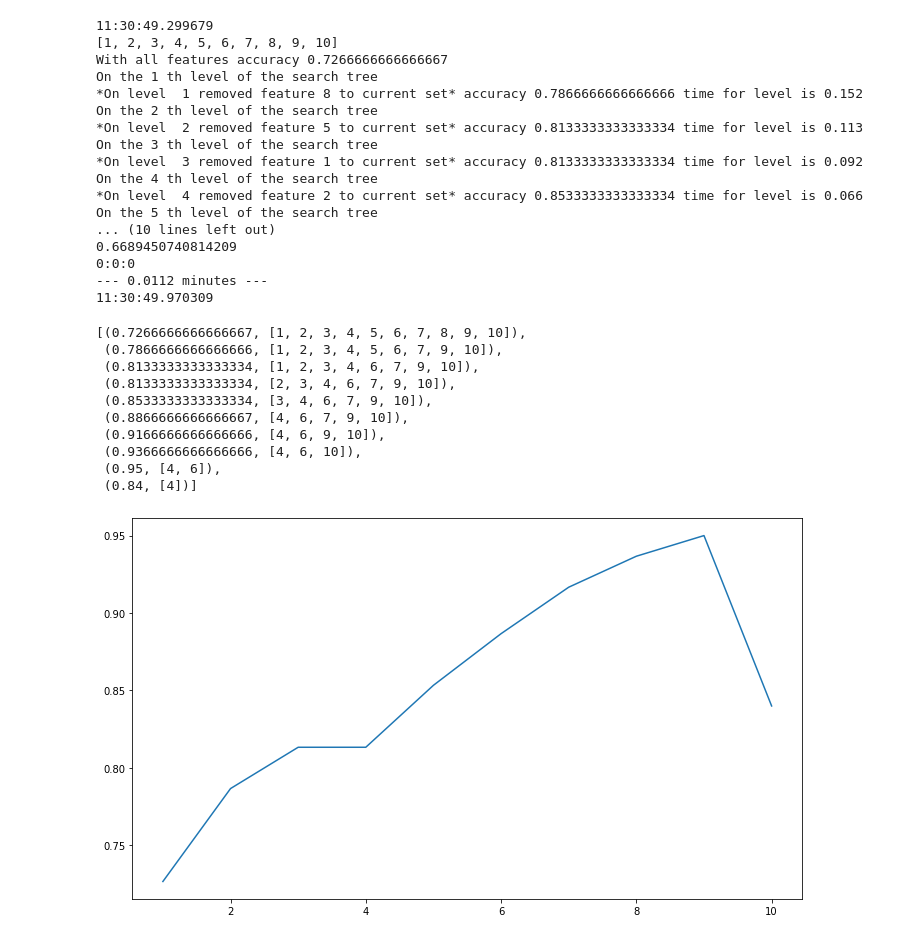
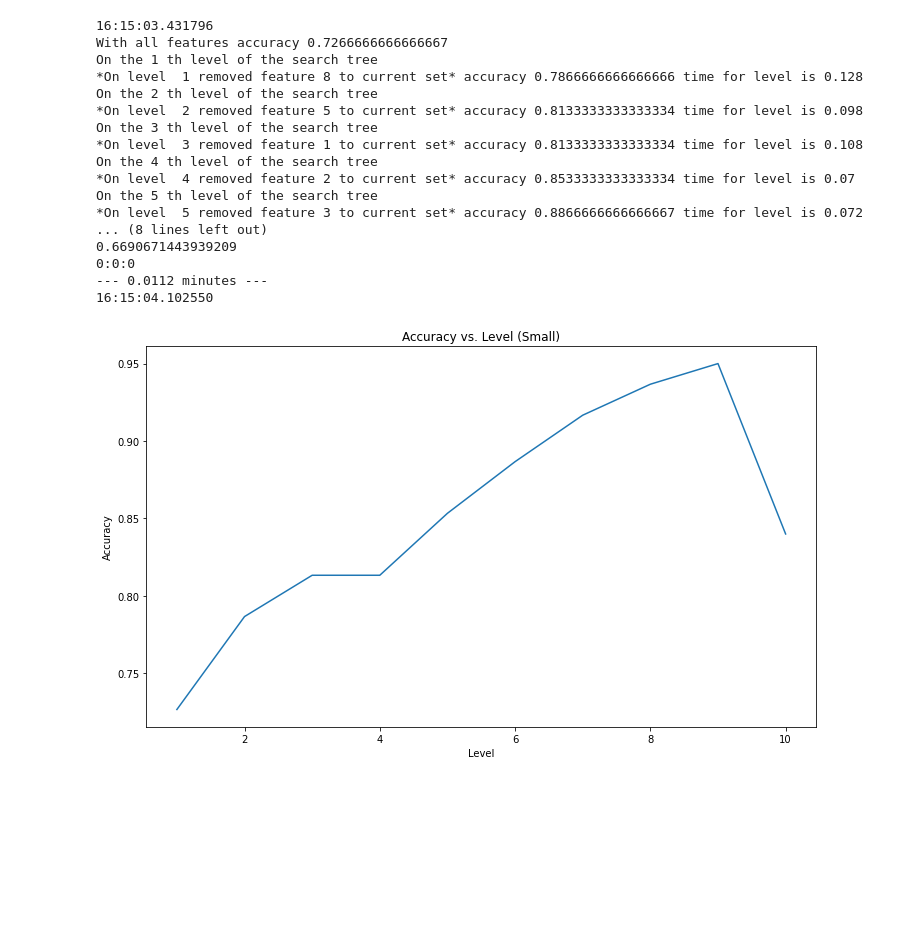
Before and after one commit to nirvolo/kNN-Feature-Search, a Jupyter notebook: kNN_Search_Code.ipynb, the cells around one changed output. Saved outputs shown, nothing was run; the diff lists cells and outputs as text; code cells hidden in the pictures; blank space fills up the shorter version.

```diff
--- a/kNN_Search_Code.ipynb
+++ b/kNN_Search_Code.ipynb
@@ -129,6 +180,0 @@ On the 6 th level of the search tree
-# %%
-# Sorting the list of results by the length of the feature list
-def getKey(item):
-    return(len(item[1]))
-acc_small_fwd = sorted(acc_small_fwd, key = getKey)
-acc_small_fwd
@@ -242,8 +247,8 @@ def backward_ftr_search(mat):
 
 print(datetime.datetime.now().time())
 start = time.time()
-# Testing the ftr_search function with the large datasetacc_small_bwd =
-print(backward_ftr_search(small_scaled))
+# Testing the ftr_search function with the large dataset
+acc_small_bwd = backward_ftr_search(small_scaled)
 end = time.time()
 temp = end-start
 print(temp)
@@ -255,45 +260,34 @@ print('%d:%d:%d' %(hours,minutes,seconds))
 print(f"--- {(time.time() - start)/60:.4f} minutes ---")
 print(datetime.datetime.now().time())
 # %% [output]
-11:30:49.299679
-[1, 2, 3, 4, 5, 6, 7, 8, 9, 10]
+16:15:03.431796
 With all features accuracy 0.7266666666666667
 On the 1 th level of the search tree
-*On level  1 removed feature 8 to current set* accuracy 0.7866666666666666 time for level is 0.152
+*On level  1 removed feature 8 to current set* accuracy 0.7866666666666666 time for level is 0.128
 On the 2 th level of the search tree
-*On level  2 removed feature 5 to current set* accuracy 0.8133333333333334 time for level is 0.113
+*On level  2 removed feature 5 to current set* accuracy 0.8133333333333334 time for level is 0.098
 On the 3 th level of the search tree
-*On level  3 removed feature 1 to current set* accuracy 0.8133333333333334 time for level is 0.092
+*On level  3 removed feature 1 to current set* accuracy 0.8133333333333334 time for level is 0.108
 On the 4 th level of the search tree
-*On level  4 removed feature 2 to current set* accuracy 0.8533333333333334 time for level is 0.066
+*On level  4 removed feature 2 to current set* accuracy 0.8533333333333334 time for level is 0.07
 On the 5 th level of the search tree
-... (10 lines left out)
-0.6689450740814209
+*On level  5 removed feature 3 to current set* accuracy 0.8866666666666667 time for level is 0.072
+... (8 lines left out)
+0.6690671443939209
 0:0:0
 --- 0.0112 minutes ---
-11:30:49.970309
+16:15:04.102550
-# %%
-#acc_small_bwd = sorted(acc_small_bwd, key = getKey, reverse = True)
-acc_small_bwd
-# %% [output]
-[(0.7266666666666667, [1, 2, 3, 4, 5, 6, 7, 8, 9, 10]),
- (0.7866666666666666, [1, 2, 3, 4, 5, 6, 7, 9, 10]),
- (0.8133333333333334, [1, 2, 3, 4, 6, 7, 9, 10]),
- (0.8133333333333334, [2, 3, 4, 6, 7, 9, 10]),
- (0.8533333333333334, [3, 4, 6, 7, 9, 10]),
- (0.8866666666666667, [4, 6, 7, 9, 10]),
- (0.9166666666666666, [4, 6, 9, 10]),
- (0.9366666666666666, [4, 6, 10]),
- (0.95, [4, 6]),
- (0.84, [4])]
 # %%
 # Creating plot of accuracy vs. level for the small dataset
 # with backward elimination
 bwd_sml_acc = [acc_small_bwd[i][0] for i in range(0,len(acc_small_bwd))]
 plt.plot(sml_lvls,bwd_sml_acc)
+plt.xlabel('Level')
+plt.ylabel('Accuracy')
+plt.title('Accuracy vs. Level (Small)')
 plt.show()
 # %% [output]
-[figure, old version]
+[figure, new version]
 # %%
 # Creating plot of accuracy vs. number of features
 # for backward elimination
```
Also changed, not shown: parts of 18 cells of this notebook.
